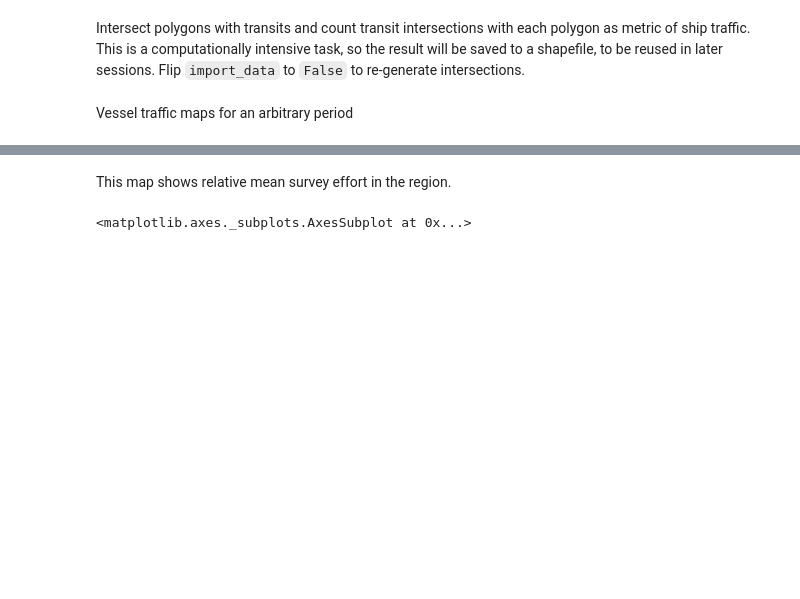
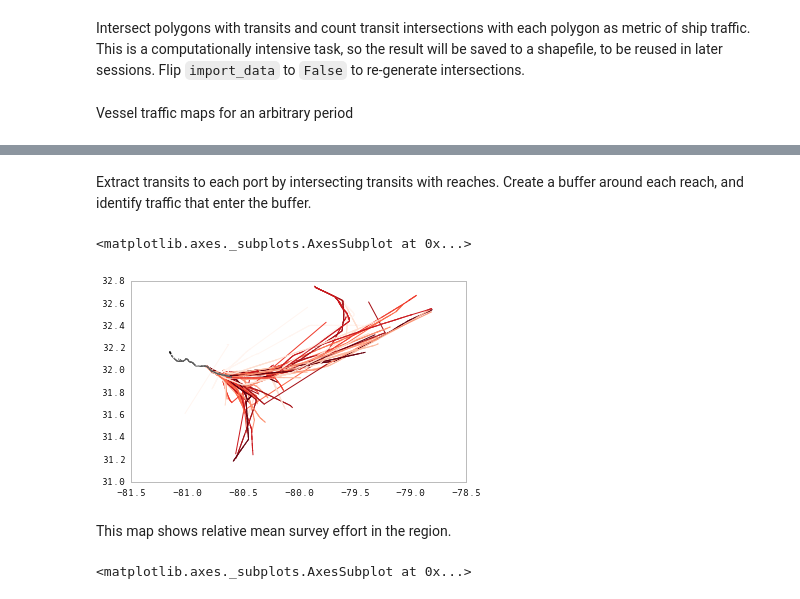
Before and after one commit to fonnesbeck/CharlestonLanesAnalysis, a Jupyter notebook: Charleston Shipping Lanes Analysis.ipynb, the cells around one changed output, grey strips where cells are left out. Drawn from its saved outputs; the diff is of its cells as text; code cells hidden in the pictures; blank space fills up the shorter version.

```diff
--- a/Charleston Shipping Lanes Analysis.ipynb
+++ b/Charleston Shipping Lanes Analysis.ipynb
@@ -264,3 +278,5 @@ dataset_surveyed = dataset[not_missing]
 # Rows with zero effort is treated as missing data, to be predicted
 missing_data = dataset[~not_missing]
 centroids = dataset[['lat', 'lon']].values
+# %% [markdown]
+Extract transits to each port by intersecting transits with reaches. Create a buffer around each reach, and identify traffic that enter the buffer.
@@ -267,3 +287,13 @@ centroids = dataset[['lat', 'lon']].values
+# %%
+savannah_buffered = navchannelWGS84.geometry.buffer(.05).unary_union
+# %%
+savannah_traffic = transits[transits.geometry.intersects(savannah_buffered)]
+# %%
+savannah_traffic.ix[:1600].plot(colormap='Reds')
+navchannelWGS84.geometry.plot(colormap='Greys', alpha=0.1)
+# %% [output]
+<matplotlib.axes._subplots.AxesSubplot at 0x...>
+[figure, added]
 # %% [markdown]
 This map shows relative mean survey effort in the region.
 # %%
```
Also changed, not shown: parts of 12 cells of this notebook, 32 other files.
